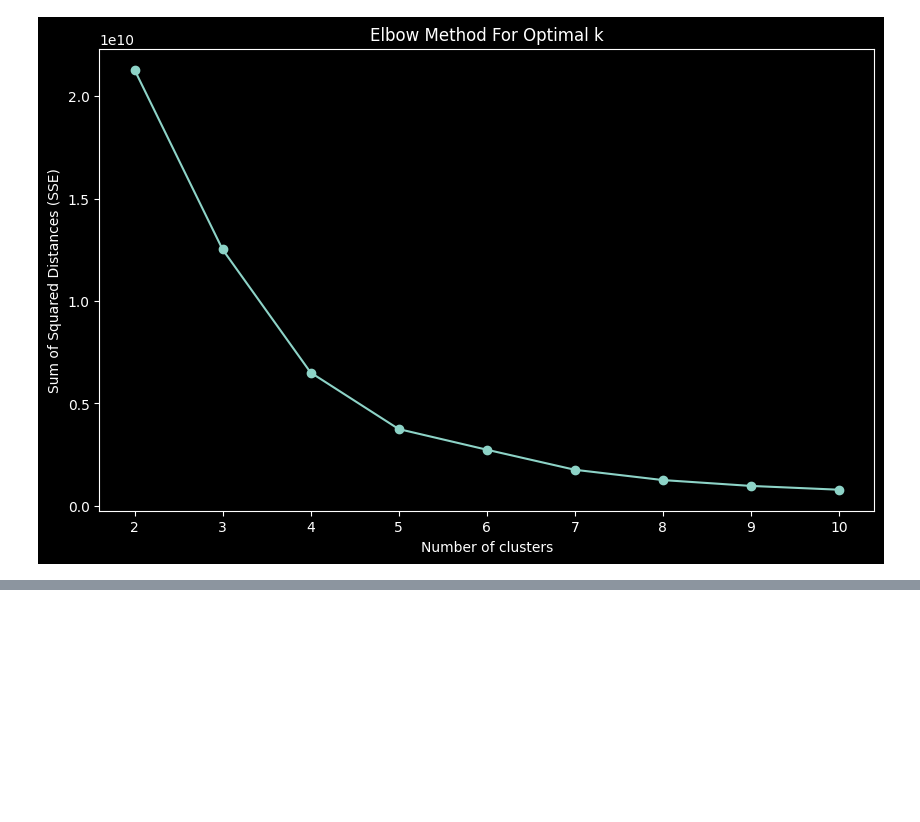
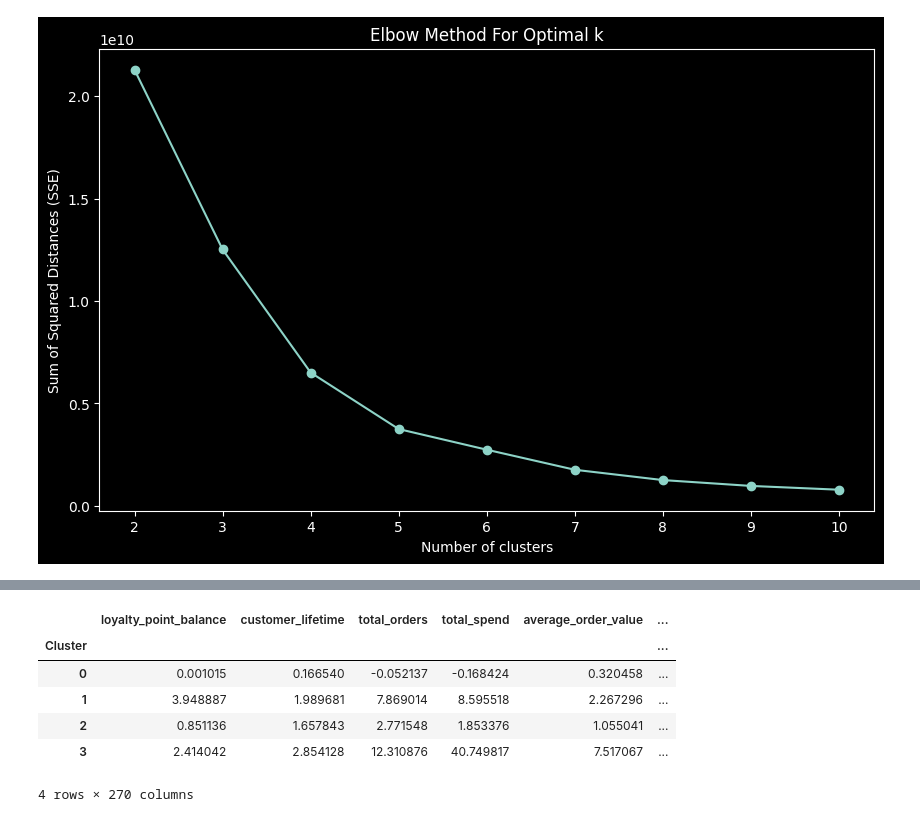
Before and after one commit to ssulaihasubi/floward-take-home-assessment, a Jupyter notebook: task-2-case-study-2-clustering.ipynb, the cells around one changed output, grey strips where cells are left out. Cells and saved outputs as stored; diff of their text form; code cells hidden in the pictures; blank space fills up the shorter version.

```diff
--- a/task-2-case-study-2-clustering.ipynb
+++ b/task-2-case-study-2-clustering.ipynb
@@ -608,0 +694,12 @@ plt.show()
+# %%
+# Summary statistics for each cluster
+cluster_summary = clustering_df.groupby('Cluster').mean()
+display(cluster_summary)
+# %% [output]
+|  | loyalty_point_balance | customer_lifetime | total_orders | total_spend | average_order_value | ... |
+| Cluster |  |  |  |  |  | ... |
+| 0 | 0.001015 | 0.166540 | -0.052137 | -0.168424 | 0.320458 | ... |
+| 1 | 3.948887 | 1.989681 | 7.869014 | 8.595518 | 2.267296 | ... |
+| 2 | 0.851136 | 1.657843 | 2.771548 | 1.853376 | 1.055041 | ... |
+| 3 | 2.414042 | 2.854128 | 12.310876 | 40.749817 | 7.517067 | ... |
+4 rows × 270 columns
```
Also changed, not shown: parts of 7 cells of this notebook.
